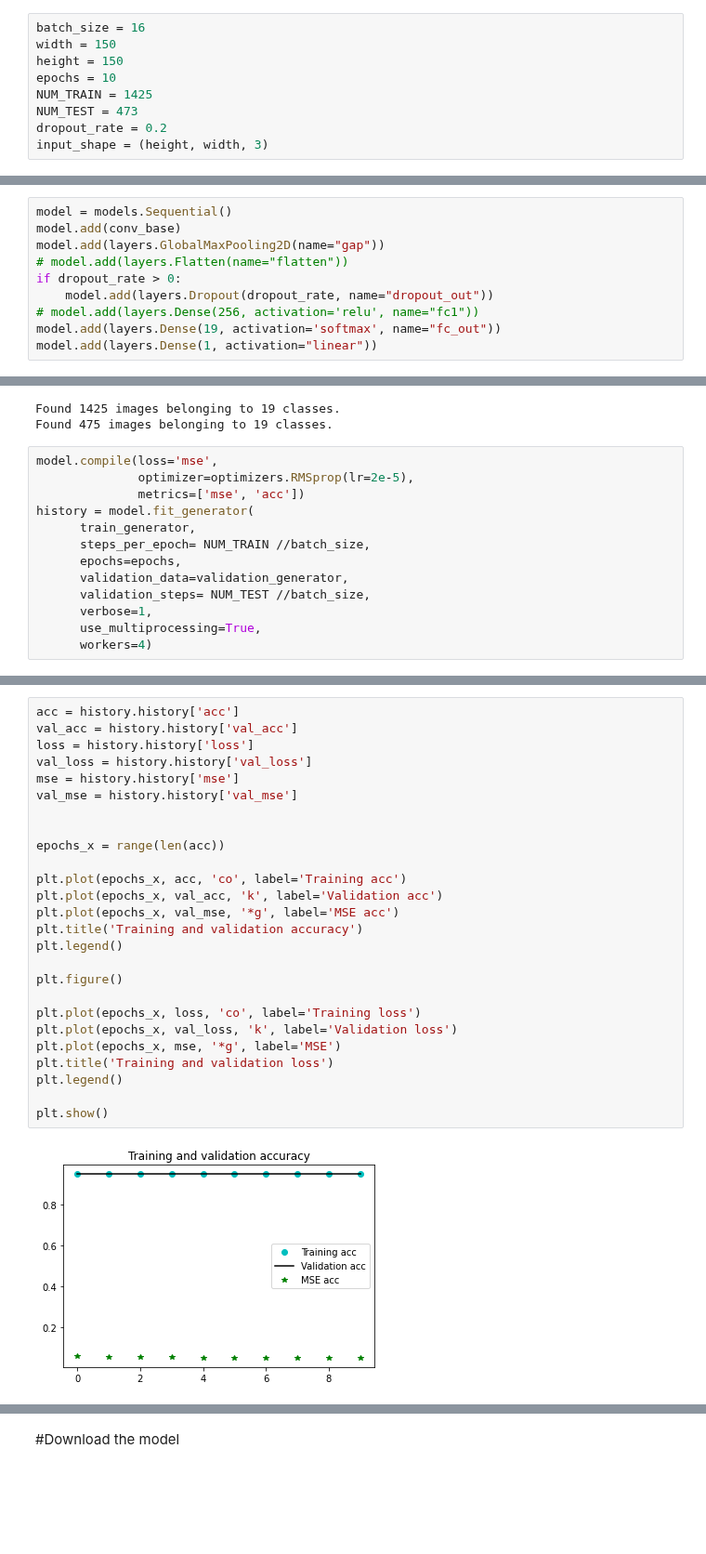
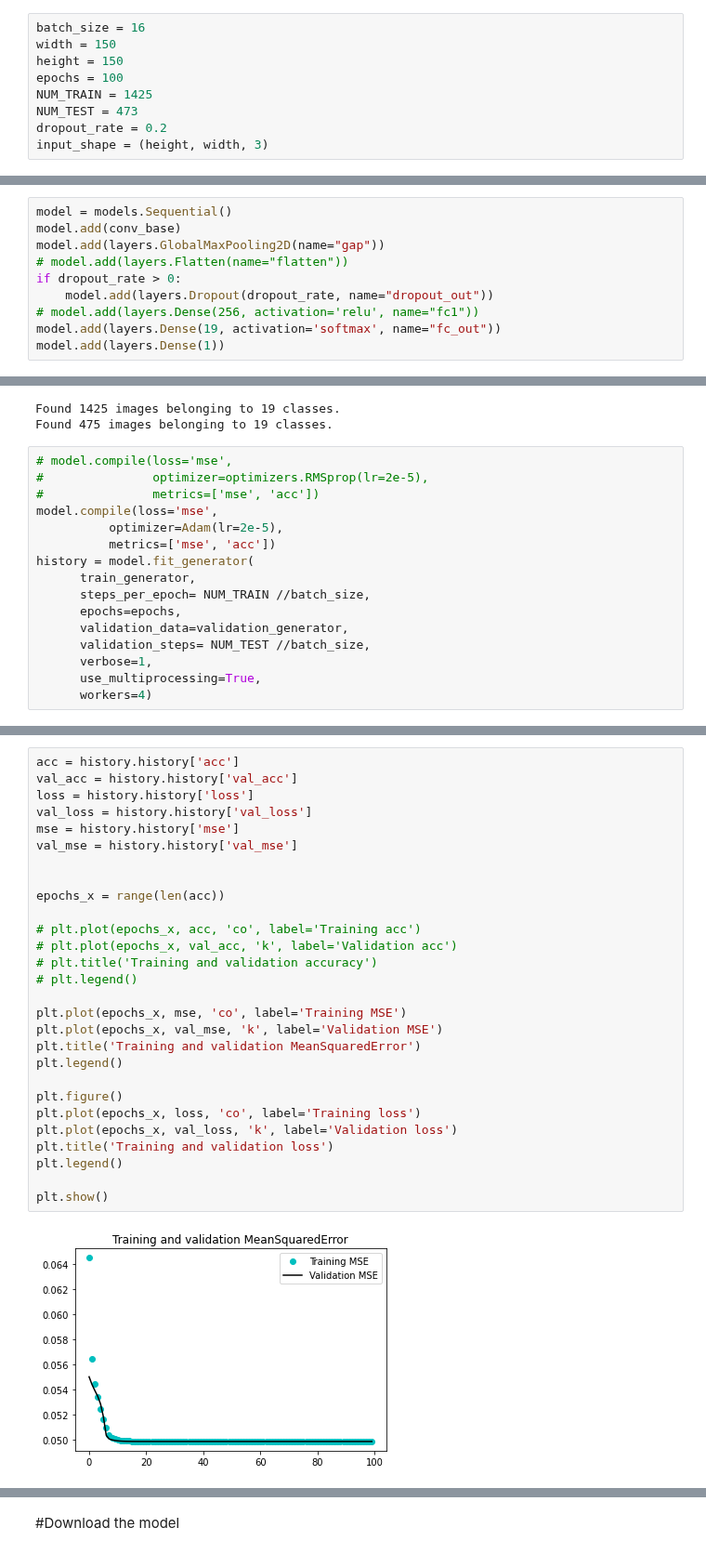
Before and after one commit to Wanita-8943/efficientnet_keras_transfer_learning, a Jupyter notebook: A1_MSE_รอบที่1_Train_Male125_10.ipynb, the cells around one changed output, grey strips where cells are left out. Shown at 93% size. Cells and saved outputs as stored; diff of their text form; blank space fills up the shorter version.

```diff
--- a/A1_MSE_รอบที่1_Train_Male125_10.ipynb
+++ b/A1_MSE_รอบที่1_Train_Male125_10.ipynb
@@ -48,7 +54,7 @@ from IPython.display import Image
 batch_size = 16
 width = 150
 height = 150
-epochs = 10
+epochs = 100
 NUM_TRAIN = 1425
 NUM_TEST = 473
 dropout_rate = 0.2
@@ -84,7 +90,7 @@ if dropout_rate > 0:
     model.add(layers.Dropout(dropout_rate, name="dropout_out"))
 # model.add(layers.Dense(256, activation='relu', name="fc1"))
 model.add(layers.Dense(19, activation='softmax', name="fc_out"))
-model.add(layers.Dense(1, activation="linear"))
+model.add(layers.Dense(1))
 # %%
 model.summary()
 # %% [output]
@@ -193,9 +199,12 @@ validation_generator = test_datagen.flow_from_directory( #การดึงภ
 Found 1425 images belonging to 19 classes.
 Found 475 images belonging to 19 classes.
 # %%
+# model.compile(loss='mse',
+#               optimizer=optimizers.RMSprop(lr=2e-5),
+#               metrics=['mse', 'acc'])
 model.compile(loss='mse',
-              optimizer=optimizers.RMSprop(lr=2e-5),
-              metrics=['mse', 'acc'])
+          optimizer=Adam(lr=2e-5),
+          metrics=['mse', 'acc'])
 history = model.fit_generator(
       train_generator,
       steps_per_epoch= NUM_TRAIN //batch_size,
@@ -229,28 +235,30 @@ Epoch 10/10
 # %%
 acc = history.history['acc']
 val_acc = history.history['val_acc']
 loss = history.history['loss']
 val_loss = history.history['val_loss']
 mse = history.history['mse']
 val_mse = history.history['val_mse']
 
 
 epochs_x = range(len(acc))
 
-plt.plot(epochs_x, acc, 'co', label='Training acc')
-plt.plot(epochs_x, val_acc, 'k', label='Validation acc')
-plt.plot(epochs_x, val_mse, '*g', label='MSE acc')
-plt.title('Training and validation accuracy')
+# plt.plot(epochs_x, acc, 'co', label='Training acc')
+# plt.plot(epochs_x, val_acc, 'k', label='Validation acc')
+# plt.title('Training and validation accuracy')
+# plt.legend()
+
+plt.plot(epochs_x, mse, 'co', label='Training MSE')
+plt.plot(epochs_x, val_mse, 'k', label='Validation MSE')
+plt.title('Training and validation MeanSquaredError')
 plt.legend()
 
 plt.figure()
-
 plt.plot(epochs_x, loss, 'co', label='Training loss')
 plt.plot(epochs_x, val_loss, 'k', label='Validation loss')
-plt.plot(epochs_x, mse, '*g', label='MSE')
 plt.title('Training and validation loss')
 plt.legend()
 
 plt.show()
 # %% [output]
-[figure, old version]
+[figure, new version]
```
Also changed, not shown: parts of 4 cells of this notebook.
